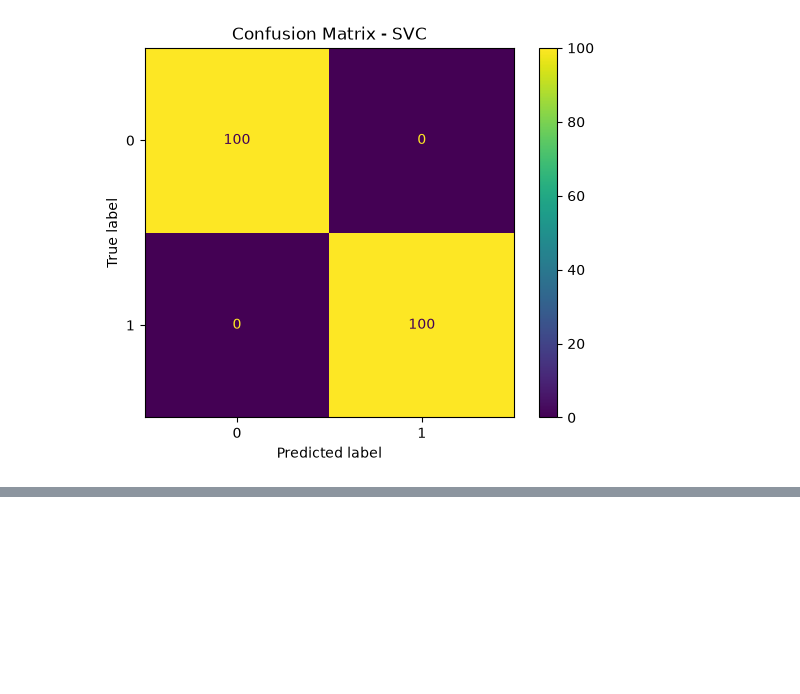
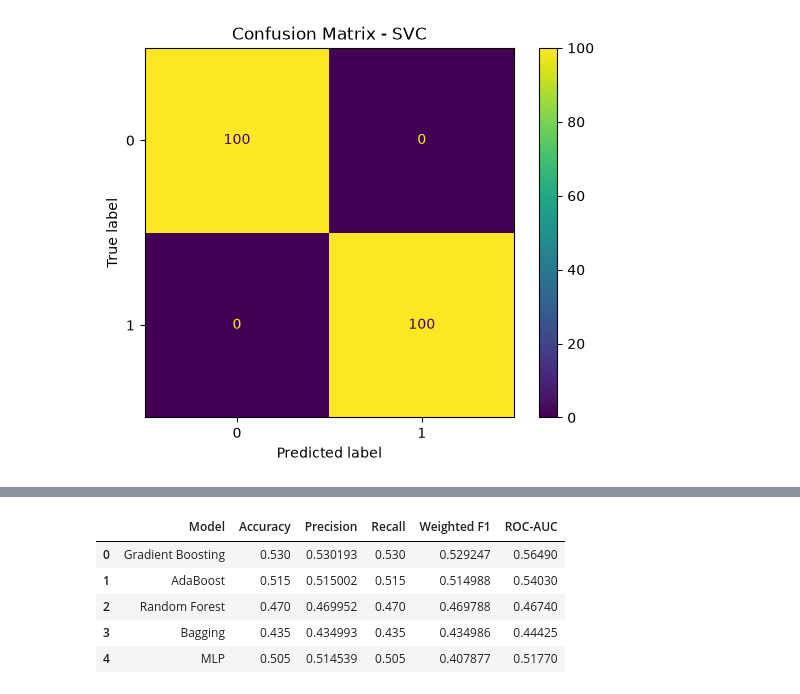
Before and after one commit to anantaaditya07/ML-Capstone, a Jupyter notebook: notebooks/Classification.ipynb, the cells around one changed output, grey strips where cells are left out. Cells and saved outputs as stored; diff of their text form; code cells hidden in the pictures; blank space fills up the shorter version.

```diff
--- a/notebooks/Classification.ipynb
+++ b/notebooks/Classification.ipynb
@@ -529,0 +540,74 @@ import matplotlib.pyplot as plt
+# %%
+# Define Classification Part B models
+
+part_b_models = {
+    "Random Forest": RandomForestClassifier(
+        n_estimators=100,
+        random_state=42
+    ),
+
+    "AdaBoost": AdaBoostClassifier(
+        n_estimators=100,
+        learning_rate=0.5,
+        random_state=42
+    ),
+
+    "Gradient Boosting": GradientBoostingClassifier(
+        n_estimators=100,
+        learning_rate=0.1,
+        random_state=42
+    ),
+
+    "Bagging": BaggingClassifier(
+        n_estimators=100,
+        random_state=42
+    ),
+
+    "MLP": MLPClassifier(
+        hidden_layer_sizes=(100,),
+        max_iter=1000,
+        early_stopping=True,
+        random_state=42
+    )
+}
+
+# Train and evaluate models
+
+part_b_results = []
+part_b_trained_models = {}
+
+for name, model in part_b_models.items():
+
+    print(f"Training {name}...")
+
+    model.fit(X_train, y_train)
+
+    y_pred = model.predict(X_test)
+    y_proba = model.predict_proba(X_test)[:, 1]
+
+    part_b_trained_models[name] = model
+
+    part_b_results.append({
+        "Model": name,
+        "Accuracy": accuracy_score(y_test, y_pred),
+        "Precision": precision_score(
+            y_test, y_pred, average="weighted", zero_division=0
+        ),
+        "Recall": recall_score(
+            y_test, y_pred, average="weighted", zero_division=0
+        ),
+        "Weighted F1": f1_score(
+            y_test, y_pred, average="weighted", zero_division=0
+        ),
+        "ROC-AUC": roc_auc_score(y_test, y_proba)
+    })
+
+part_b_results_df = pd.DataFrame(part_b_results)
+
+display(
+    part_b_results_df.sort_values(
+        by="Weighted F1",
+        ascending=False
+    ).reset_index(drop=True)
+)
+# %% [output]
@@ -529,0 +619,6 @@ import matplotlib.pyplot as plt
+|  | Model | Accuracy | Precision | Recall | Weighted F1 | ROC-AUC |
+| 0 | Gradient Boosting | 0.530 | 0.530193 | 0.530 | 0.529247 | 0.56490 |
+| 1 | AdaBoost | 0.515 | 0.515002 | 0.515 | 0.514988 | 0.54030 |
+| 2 | Random Forest | 0.470 | 0.469952 | 0.470 | 0.469788 | 0.46740 |
+| 3 | Bagging | 0.435 | 0.434993 | 0.435 | 0.434986 | 0.44425 |
+| 4 | MLP | 0.505 | 0.514539 | 0.505 | 0.407877 | 0.51770 |
```
Also changed, not shown: parts of 16 cells of this notebook.
